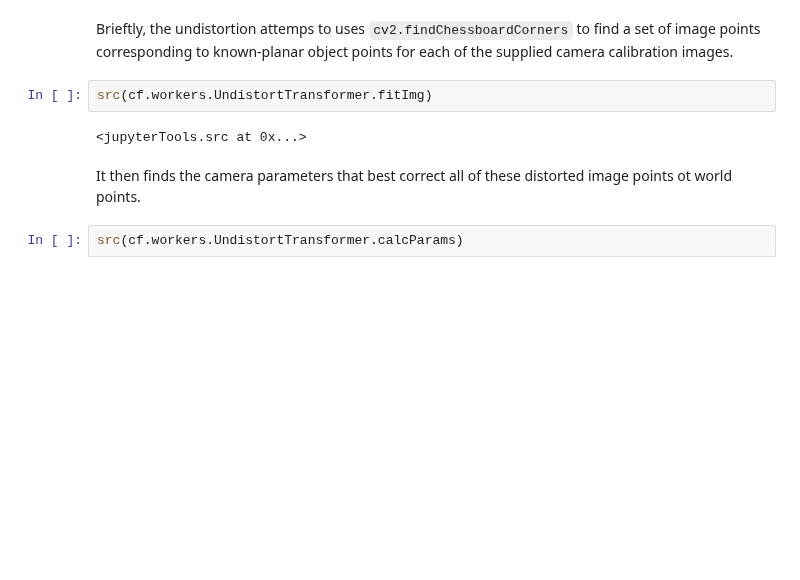
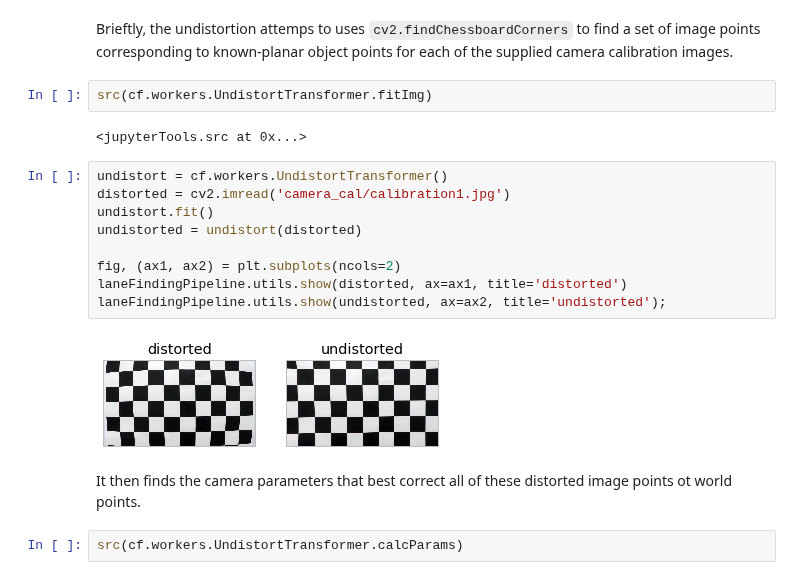
Before and after one commit to tsbertalan/laneLines, a Jupyter notebook: Advanced Lane Finding.ipynb, the cells around one changed output. Cells and saved outputs as stored; diff of their text form; blank space fills up the shorter version.

```diff
--- a/Advanced Lane Finding.ipynb
+++ b/Advanced Lane Finding.ipynb
@@ -112,6 +108,17 @@ Brieftly, the undistortion attemps to uses `cv2.findChessboardCorners` to find a
 src(cf.workers.UndistortTransformer.fitImg)
 # %% [output]
 <jupyterTools.src at 0x...>
+# %%
+undistort = cf.workers.UndistortTransformer()
+distorted = cv2.imread('camera_cal/calibration1.jpg')
+undistort.fit()
+undistorted = undistort(distorted)
+
+fig, (ax1, ax2) = plt.subplots(ncols=2)
+laneFindingPipeline.utils.show(distorted, ax=ax1, title='distorted')
+laneFindingPipeline.utils.show(undistorted, ax=ax2, title='undistorted');
+# %% [output]
+[figure, added]
 # %% [markdown]
 It then finds the camera parameters that best correct all of these distorted image points ot world points.
 # %%
```
Also changed, not shown: parts of 19 cells of this notebook, 7 other files.
